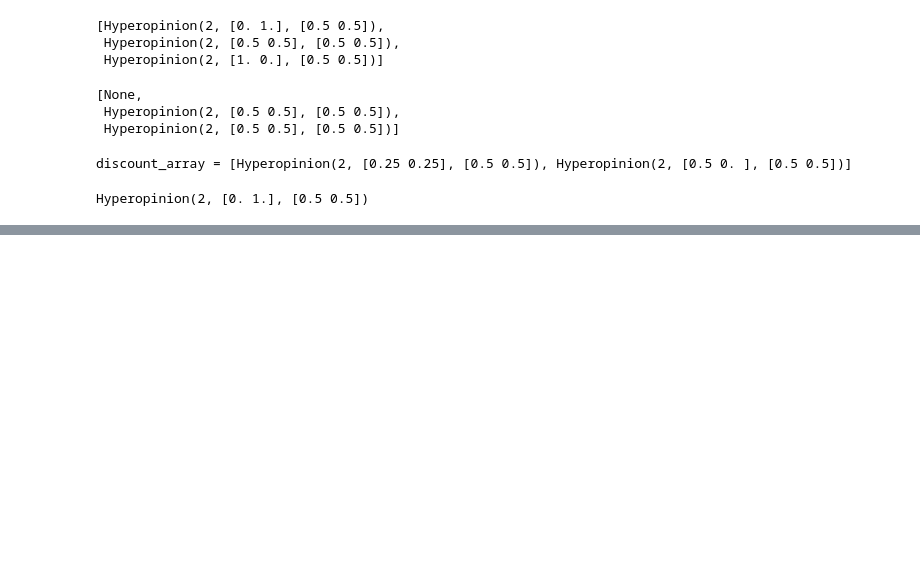
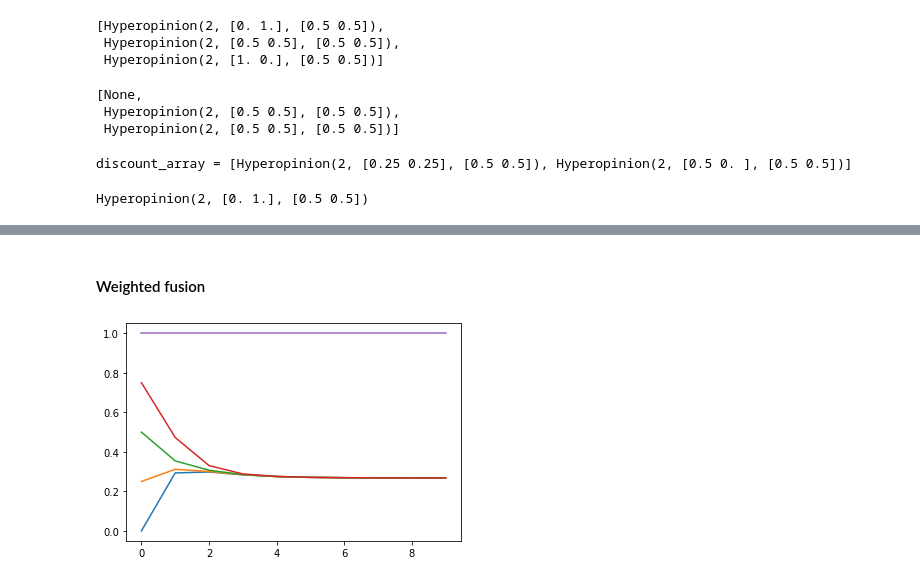
Before and after one commit to josecoliveira/subjective-logic, a Jupyter notebook: Model.ipynb, the cells around one changed output, grey strips where cells are left out. Drawn from its saved outputs; the diff is of its cells as text; code cells hidden in the pictures; blank space fills up the shorter version.

```diff
--- a/Model.ipynb
+++ b/Model.ipynb
@@ -226,0 +256,15 @@ states
+# %% [markdown]
+#### Weighted fusion
+# %%
+N = 5
+INTERACTIONS = 10
+state = uniform_with_dogmatic(N)
+states = [state]
+trust_graph = clique(N)
+
+for i in range(INTERACTIONS):
+    states.append(overall_update(weighted_fusion, trust_graph, states[-1]))
+
+plot(N, INTERACTIONS, states)
+# %% [output]
+[figure, added]
```
Also changed, not shown: parts of 42 cells of this notebook.
